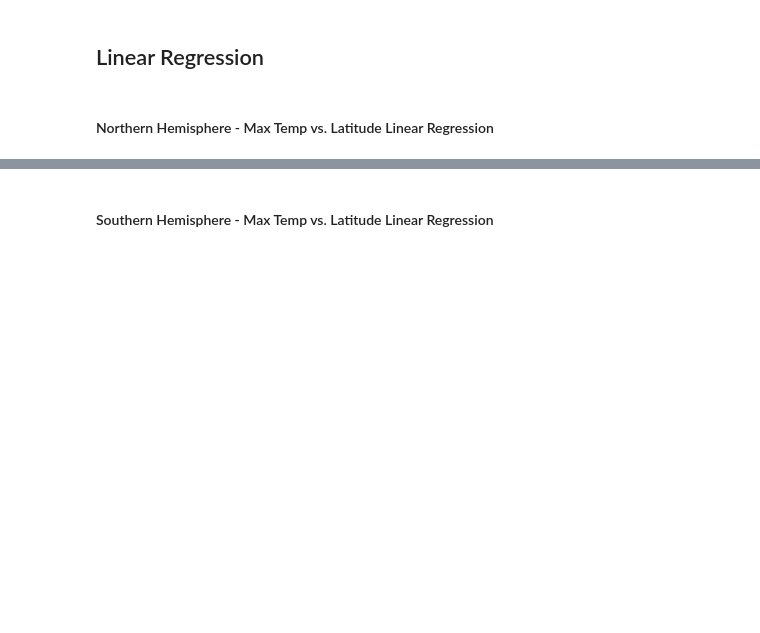
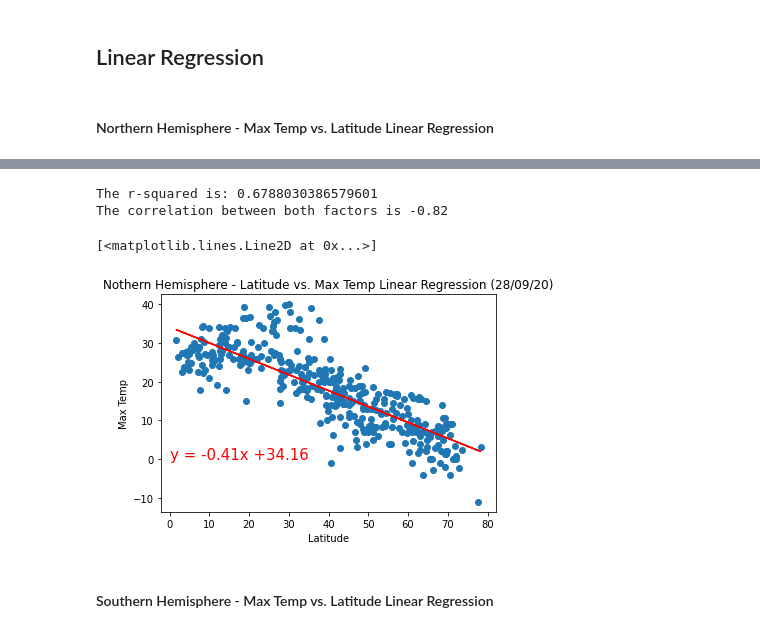
Before and after one commit to jeremychiaa/python-api-challenge, a Jupyter notebook: WeatherPy/WeatherPy.ipynb, the cells around one changed output, grey strips where cells are left out. Drawn from its saved outputs; the diff is of its cells as text; code cells hidden in the pictures; blank space fills up the shorter version.

Commit message:
lat vs temp linear regression

```diff
--- a/WeatherPy/WeatherPy.ipynb
+++ b/WeatherPy/WeatherPy.ipynb
@@ -341,5 +342,14 @@ def create_linear_regression_plot(x_values, y_values, x_label, y_label, hemisphe
     # Print correlation between both factors
     correlation = st.pearsonr(x_values,y_values)
     print(f"The correlation between both factors is {round(correlation[0],2)}")
+
+    # Save linear regression plot as png file
+    plt.savefig(f"./output/{hemisphere}_{x_label}_vs_{y_label}.png")
+
+    return plt.plot(x_values,regress_values,"r-")
+# %%
+# Create Nothern and Souther Hemisphere DataFrames
+nothern_hemisphere = weather_df.loc[weather_df["Lat"] > 0]
+southern_hemisphere = weather_df.loc[weather_df["Lat"] < 0]
 # %% [markdown]
 ####  Northern Hemisphere - Max Temp vs. Latitude Linear Regression
@@ -350,2 +356,12 @@ The r-value is: 0.46937863826630627
+# %%
+x_values = nothern_hemisphere["Lat"]
+y_values = nothern_hemisphere["Max Temp"]
+
+create_linear_regression_plot(x_values, y_values, "Latitude", "Max Temp", "Nothern", (0, 0), ylim=None)
+# %% [output]
+The r-squared is: 0.6788030386579601
+The correlation between both factors is -0.82
+[<matplotlib.lines.Line2D at 0x...>]
+[figure, added]
 # %% [markdown]
 ####  Southern Hemisphere - Max Temp vs. Latitude Linear Regression
```
Also changed, not shown: parts of 4 cells of this notebook, 2 other files.
